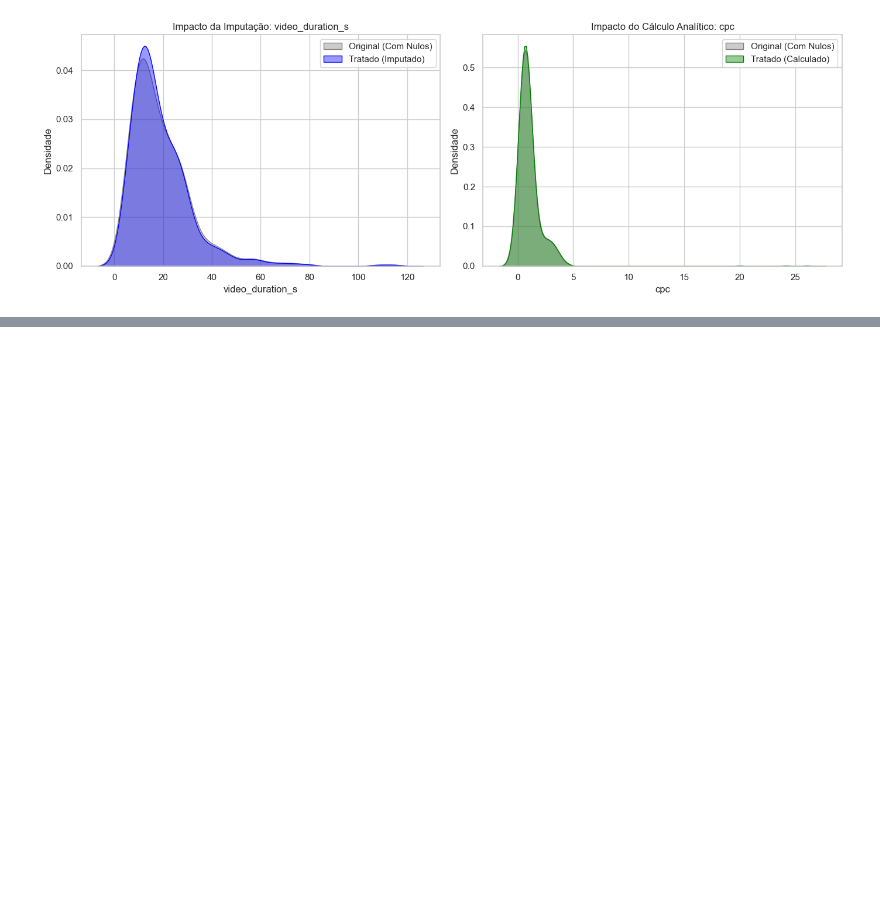
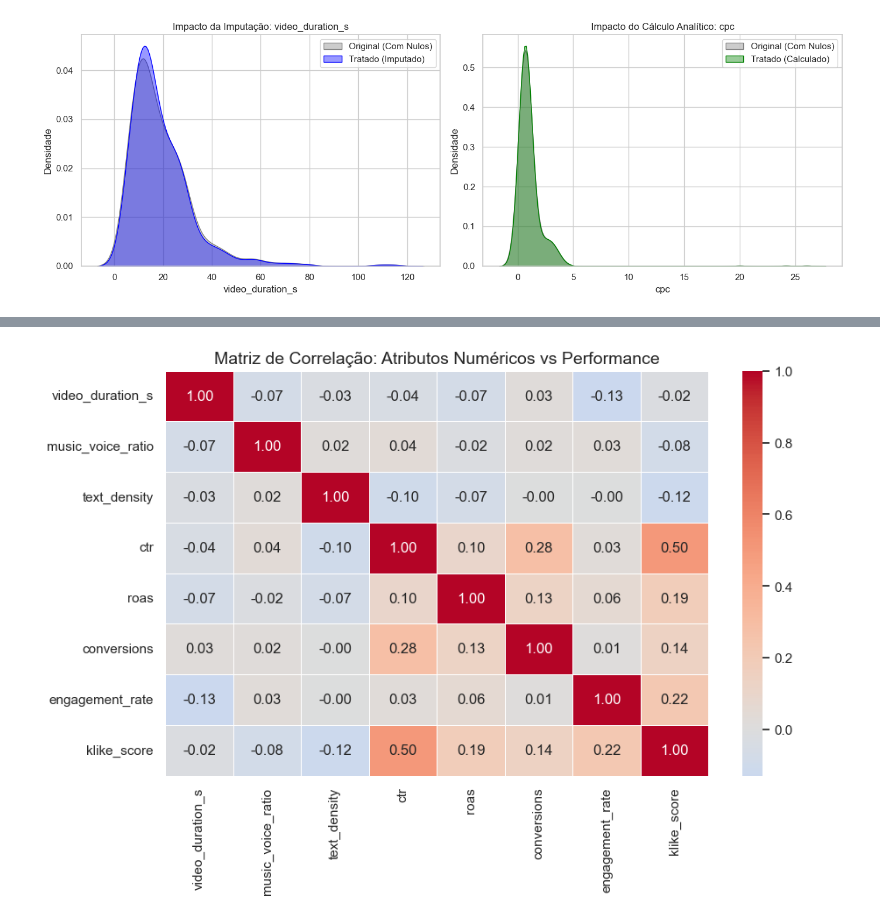
Before and after one commit to carlimmsantos/Millai_AI, a Jupyter notebook: millai_klike_challenge_analysis.ipynb.ipynb, the cells around one changed output, grey strips where cells are left out. Drawn from its saved outputs; the diff is of its cells as text; code cells hidden in the pictures; blank space fills up the shorter version.

```diff
--- a/millai_klike_challenge_analysis.ipynb.ipynb
+++ b/millai_klike_challenge_analysis.ipynb.ipynb
@@ -507,0 +673,24 @@ plt.show()
+# %%
+cols_correlacao = [
+    'video_duration_s', 'music_voice_ratio', 'text_density',
+    'ctr', 'roas', 'conversions', 'engagement_rate', 'klike_score'
+]
+# %%
+df_temp_corr = df.copy()
+# %%
+df_temp_corr['text_density'] = df_temp_corr['text_density'].replace({
+    'low': 0,
+    'medium': 1,
+    'high': 2
+})
+# %%
+df_temp_corr[cols_correlacao] = df_temp_corr[cols_correlacao].apply(pd.to_numeric, errors='coerce')
+
+corr_matrix = df_temp_corr[cols_correlacao].corr()
+
+plt.figure(figsize=(10, 6))
+sns.heatmap(corr_matrix, annot=True, fmt=".2f", cmap="coolwarm", center=0, linewidths=0.5)
+plt.title("Matriz de Correlação: Atributos Numéricos vs Performance", fontsize=14)
+plt.show()
+# %% [output]
+[figure, added]
```
Also changed, not shown: parts of 22 cells of this notebook.
